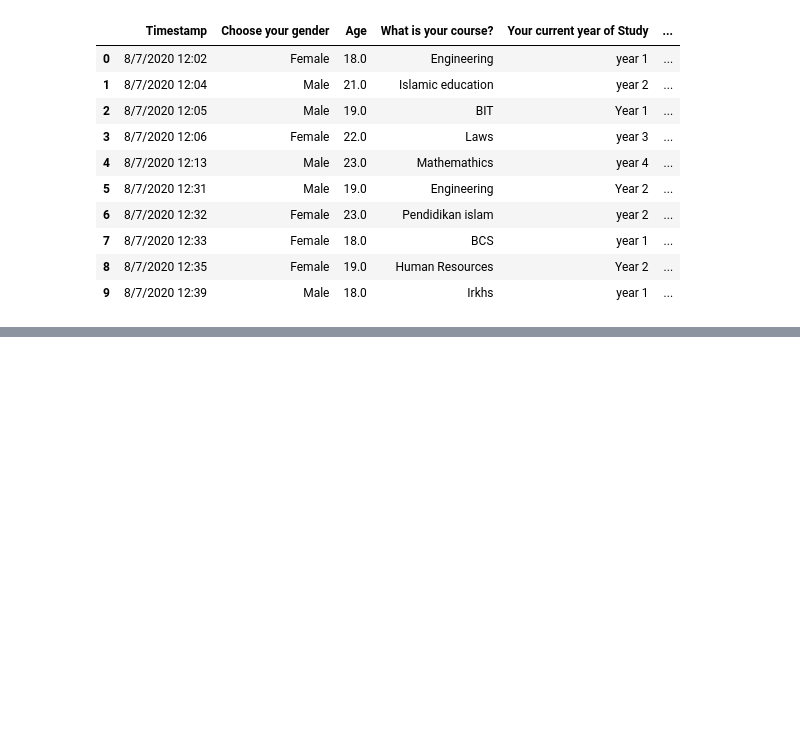
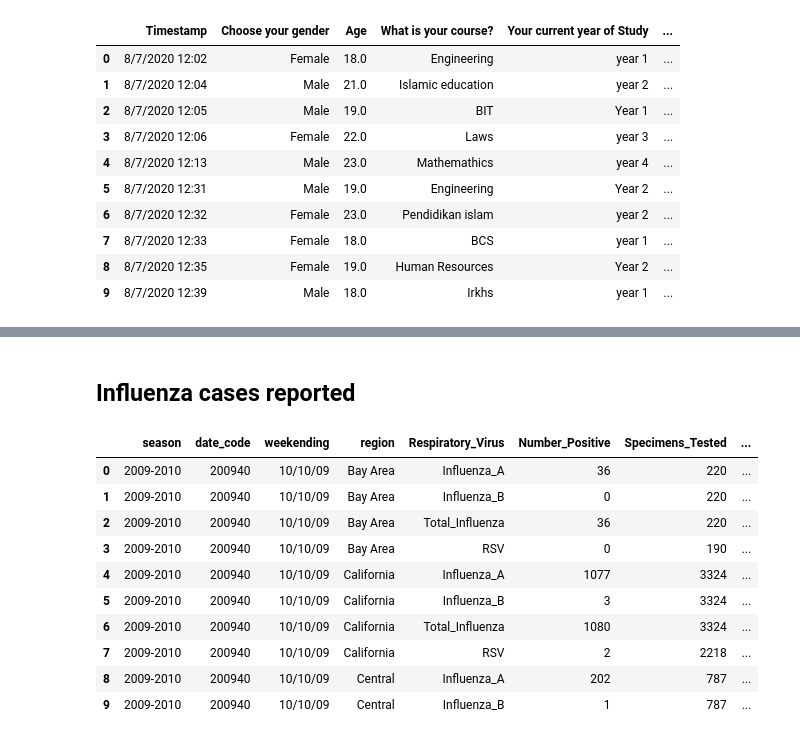
Before and after one commit to angeliki-tzanou/datasci_1_loading, a Jupyter notebook: HHA_507_Assignment_1.ipynb, the cells around one changed output, grey strips where cells are left out. Cells and saved outputs as stored; diff of their text form; code cells hidden in the pictures; blank space fills up the shorter version.

```diff
--- a/HHA_507_Assignment_1.ipynb
+++ b/HHA_507_Assignment_1.ipynb
@@ -22,0 +61,18 @@ df1.head(10)
+# %% [markdown]
+## Influenza cases reported
+# %%
+df4 = pd.read_csv("Influenza_cases_reported.csv")
+# %%
+df4.head(10)
+# %% [output]
+|  | season | date_code | weekending | region | Respiratory_Virus | Number_Positive | Specimens_Tested | ... |
+| 0 | 2009-2010 | 200940 | 10/10/09 | Bay Area | Influenza_A | 36 | 220 | ... |
+| 1 | 2009-2010 | 200940 | 10/10/09 | Bay Area | Influenza_B | 0 | 220 | ... |
+| 2 | 2009-2010 | 200940 | 10/10/09 | Bay Area | Total_Influenza | 36 | 220 | ... |
+| 3 | 2009-2010 | 200940 | 10/10/09 | Bay Area | RSV | 0 | 190 | ... |
+| 4 | 2009-2010 | 200940 | 10/10/09 | California | Influenza_A | 1077 | 3324 | ... |
+| 5 | 2009-2010 | 200940 | 10/10/09 | California | Influenza_B | 3 | 3324 | ... |
+| 6 | 2009-2010 | 200940 | 10/10/09 | California | Total_Influenza | 1080 | 3324 | ... |
+| 7 | 2009-2010 | 200940 | 10/10/09 | California | RSV | 2 | 2218 | ... |
+| 8 | 2009-2010 | 200940 | 10/10/09 | Central | Influenza_A | 202 | 787 | ... |
+| 9 | 2009-2010 | 200940 | 10/10/09 | Central | Influenza_B | 1 | 787 | ... |
```
Also changed, not shown: parts of 7 cells of this notebook.
